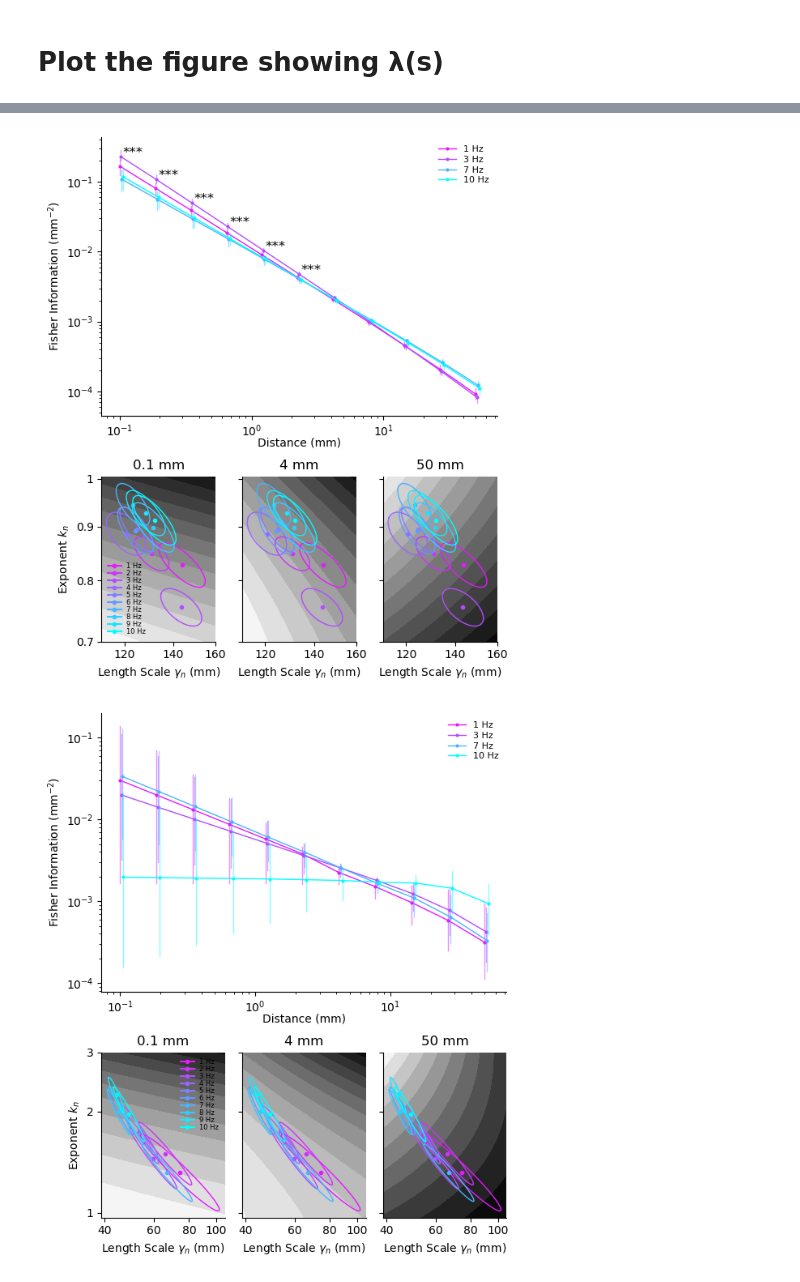
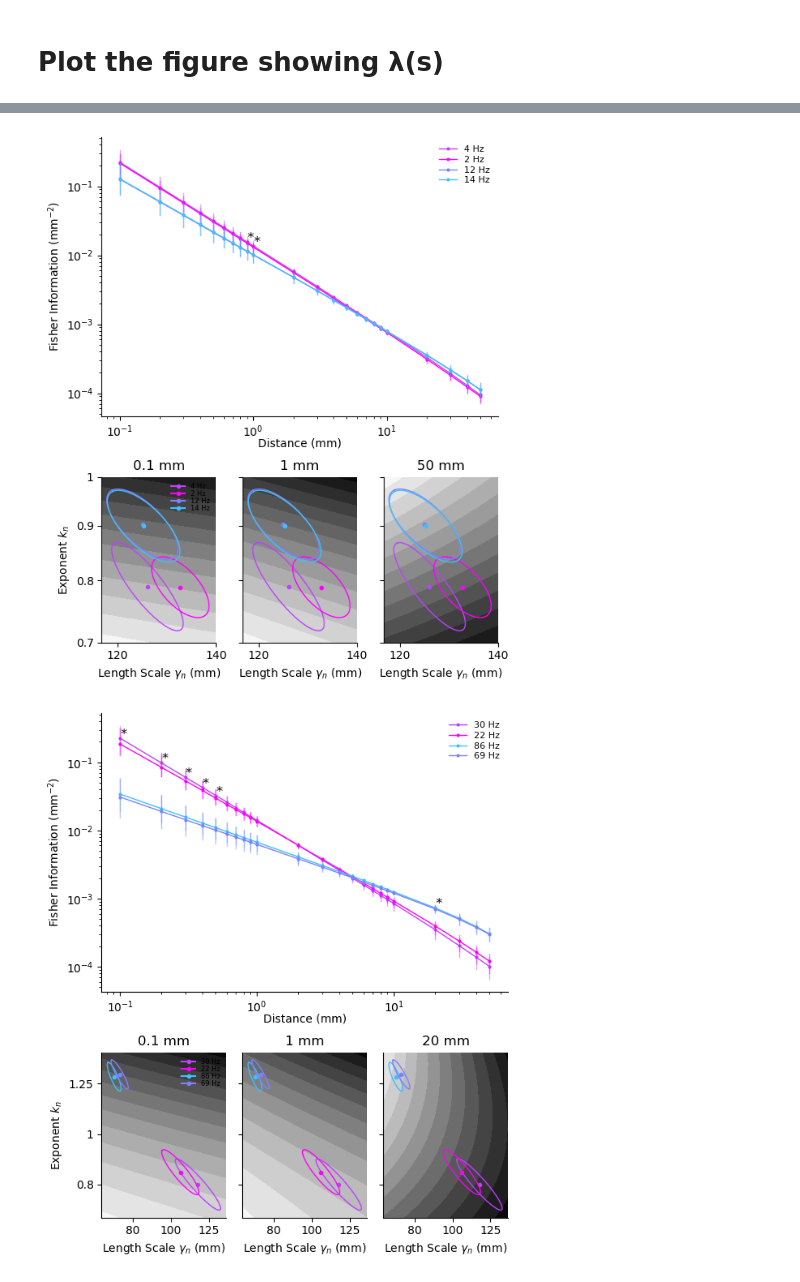
Before and after one commit to stootoon/fisher-plumes, a Jupyter notebook: make_figs.ipynb, the cells around one changed output, grey strips where cells are left out. Cells and saved outputs as stored; diff of their text form; code cells hidden in the pictures.

```diff
--- a/make_figs.ipynb
+++ b/make_figs.ipynb
@@ -17,7 +17,7 @@ from scipy.signal import stft
 # %% [output]
 Populating the interactive namespace from numpy and matplotlib
 # %%
-PLOT = False # Whether to actually make the plots
+PLOT = True # Whether to actually make the plots
 # %%
 import boulder;                         reload(boulder)
 import crick;                           reload(crick)
@@ -242,7 +230,7 @@ for k, F in data.items():
 reload(fpf)
 xl        = {"bw":[-0.02,0.025], "cr":[-0.1,0.2]}
 idist     = {"bw":[0,1,2],       "cr":[0,12,18]}
-ifreq_max = {"bw":25,            "cr":50}
+ifreq_max = {"bw":21,            "cr":101}
 vmax      = {"bw":50,            "cr":10}
 hxmax     = {"bw":105,          "cr":100}
 hmdxt     = {"bw":False,        "cr":True}
@@ -276,9 +266,9 @@ reload(fpft)
 reload(fpf)
 xl     = {"bw":(-10,200),   "cr": (-2, 50)}
 ifreqs = {"bw":[1,3,7,10],  "cr": [1,3,7,10]}
-xt     = {"bw":arange(0,201,50), "cr":arange(0,51,10)}
-xtp    = {"bw":np.array([120,140,160]), "cr":np.array([50, 100,200])}
-ytp    = {"bw":arange(0.7,1.05,0.1),    "cr":np.array([1,2,3])}
+xt     = {"bw":arange(0,201,50), "cr":arange(0,101,25)}
+xtp    = {"bw":np.array([120,140,160]), "cr":np.array([80, 160])}
+ytp    = {"bw":arange(0.7,1.05,0.1),    "cr":np.array([0.8,1,1.25])}
 for k, F in sorted(data.items()):
     ax = fpf.plot_la_gen_fits_vs_distance(F,
                                           xl = xl[k], figsize=(8,4), legloc = 'right',
@@ -295,19 +295,27 @@ for k, F in sorted(data.items()):
 # %%
 reload(fpf)
-xtp["cr"] = [40,60,80,100]
+xtp["bw"] = [120, 140]
+xtp["cr"] = [80, 100, 125]
+ifreqs["cr"] = [10,20,30,40]
+freq_max={"bw":20, "cr":100}
+colscale = {"bw":10, "cr":40}
+d_vals = {"bw":[0.1,1,50], "cr":[0.1,1,20]}
 for k, F in sorted(data.items()):
+#    if k == "cr": continue
     figure(figsize=(6,7))
-    fpf.plot_fisher_information(F,
-                                d_lim=[1,10000],
-                                d_range = [100,50000],
-                                d_scale = 1000,
-                                d_vals = np.array([0.1,4,50])*1000,
-                                d_space_fun = lambda d0,d1,n:np.logspace(log10(d0),log10(d1),n),
-                                which_ifreqs = ifreqs[k],
-                                x_stagger = lambda x, i: x*(1.02**i),
-                                fi_scale = 1, plot_fun = plt.loglog,
-                                log_scale = True,
-                                xt = log10(xtp[k]), yt = log10(ytp[k])
+    Ibs = fpf.plot_fisher_information(F,
+                                      d_lim=[100,50000],
+                                      d_range = list(range(100,1000,100)) + list(range(1000,10000,1000))+list(range(10000,60000,10000)),
+                                      d_scale = 1000,
+                                      d_vals = np.array(d_vals[k])*1000,
+                                      d_space_fun = lambda d0,d1,n:np.logspace(log10(d0),log10(d1),n),
+                                      which_ifreqs = ifreqs[k],
+                                      x_stagger = lambda x, i: x,
+                                      fi_scale = 1, plot_fun = plt.loglog,
+                                      log_scale = True,
+                                      freq_max = freq_max[k],
+                                      colfun = lambda f: cm.cool_r(f/colscale[k]),
+                                      xt = log10(xtp[k]), yt = log10(ytp[k])
     )
     tight_layout(h_pad=1)
     file_name = f"figs/fisher_info_{k}.pdf"
@@ -316,2 +336,2 @@ for k, F in sorted(data.items()):
-[figure, old version]
+[figure, new version]
-[figure, old version]
+[figure, new version]
```
Also changed, not shown: parts of 18 cells of this notebook, 9 other files.
